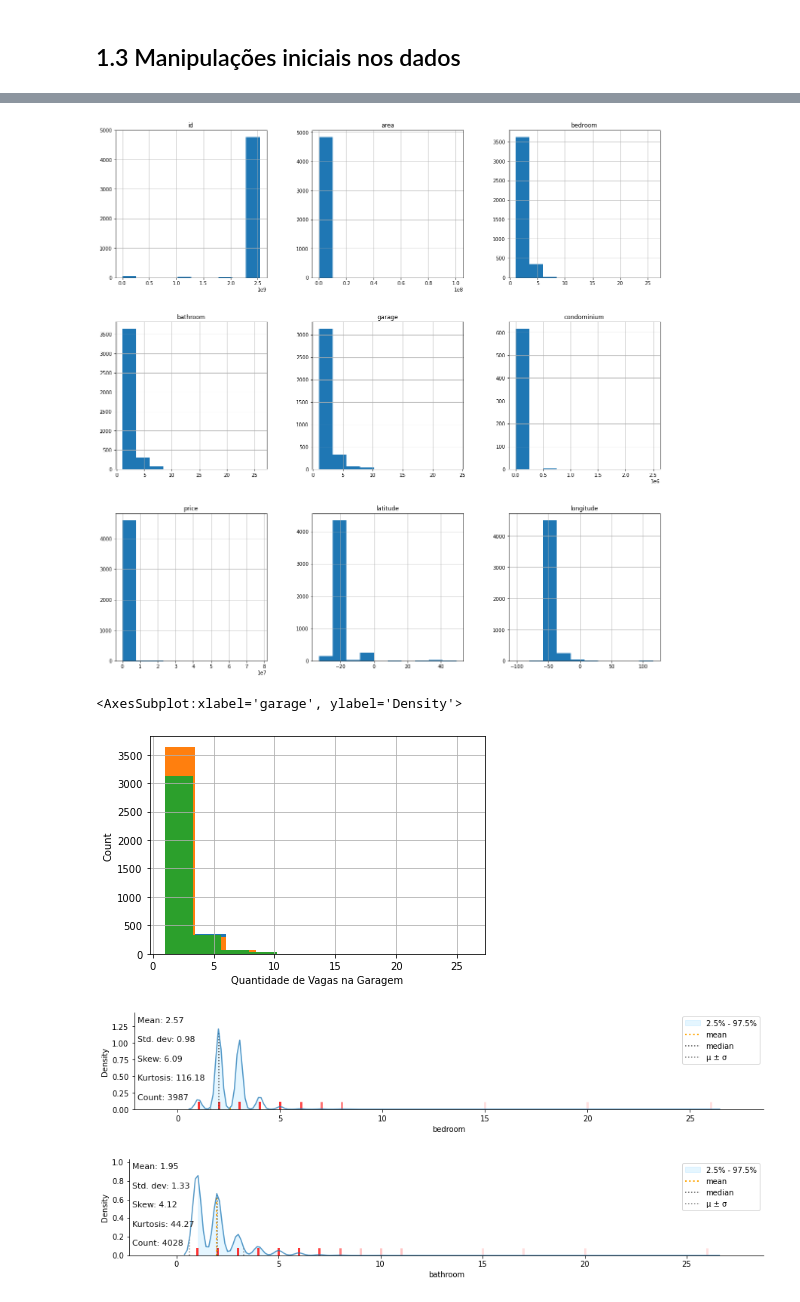
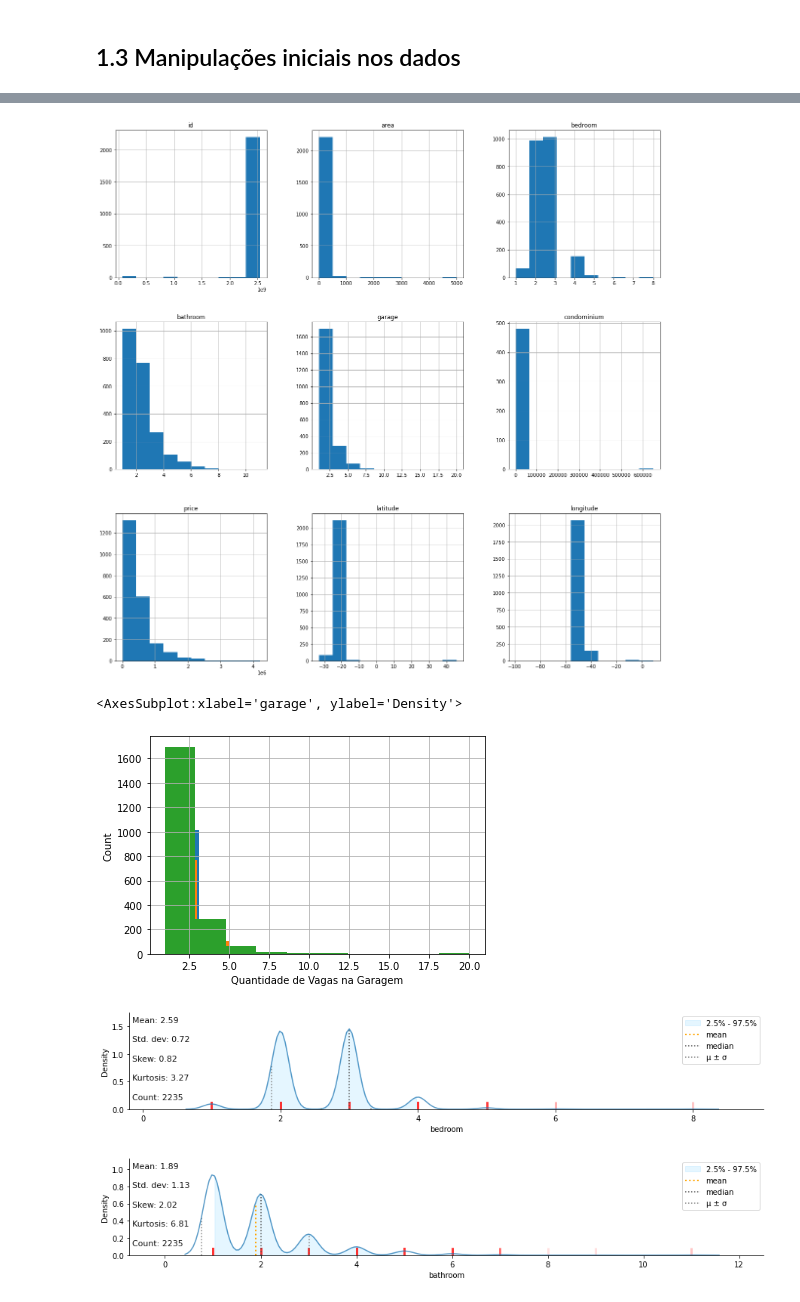
Before and after one commit to VanessaSwerts/imovel-data, a Jupyter notebook: src/model/housing-pricing-calculator.ipynb, the cells around one changed output, grey strips where cells are left out. Drawn from its saved outputs; the diff is of its cells as text; code cells hidden in the pictures.

Commit message:
Enhance ML model to support new filter
- Filter properties by city to use only Poços de Caldas
- Filter property types to use only Apartamento and Casa

```diff
--- a/src/model/housing-pricing-calculator.ipynb
+++ b/src/model/housing-pricing-calculator.ipynb
@@ -108,3 +108,7 @@ dtypes: float64(2), int64(1), object(8)
 memory usage: 415.7+ KB
 # %% [markdown]
 ## 1.3 Manipulações iniciais nos dados
+# %%
+# Criando um novo dataframe que contem apenas os imóveis da cidade de Poços de Caldas
+df_pocos = df[(df['location'].str.contains('Poços de Caldas'))]
+df_pocos.info()
@@ -111,15 +134,15 @@ memory usage: 415.7+ KB
 # %%
 # Convertendo variáveis númericas do datarfame de object para float
 
-converter = functions.ObjectToNumber(df)
+converter = functions.ObjectToNumber(df_pocos)
 
-df['area'] = converter.areaToNumber()
-df['bedroom'] = converter.bedroomToNumber()
-df['bathroom'] = converter.bathroomToNumber()
-df['garage'] = converter.garageToNumber()
-df['condominium'] = converter.condominiumToNumber()
-df['price'] = converter.priceToNumber()
+df_pocos['area'] = converter.areaToNumber()
+df_pocos['bedroom'] = converter.bedroomToNumber()
+df_pocos['bathroom'] = converter.bathroomToNumber()
+df_pocos['garage'] = converter.garageToNumber()
+df_pocos['condominium'] = converter.condominiumToNumber()
+df_pocos['price'] = converter.priceToNumber()
 
-df.info()
+df_pocos.info()
 # %% [output]
 <class 'pandas.core.frame.DataFrame'>
@@ -178 +218,5 @@ ART                         1
 Name: type, Length: 288, dtype: int64
+# %%
+# Pegando apenas os imóveis que tem tipo igual a Casa ou Apartamento
+df_pocos = df_pocos[(df_pocos['type'] == 'Casa') | (df_pocos['type'] == 'Apartamento')]
+df_pocos["type"].value_counts()
@@ -179,32 +227,32 @@ Name: type, Length: 288, dtype: int64
 # %%
-# Configurações de tamanho dos gráficos
+# Configurações relacionadas ao tamanho dos gráficos
 fig = plt.figure(figsize = (20,20))
 ax = fig.gca()
 
 # Visualizando histogramas de todas as variáveis do dataframe
-df.hist(ax=ax)
+df_pocos.hist(ax=ax)
 plt.show()
 
 # Visualizando histogramas das variáveis (features) do dataframe
-df['bedroom'].hist()
+df_pocos['bedroom'].hist()
 plt.xlabel('Quantidade de Quartos')
 plt.ylabel('Count')
 
-df['bathroom'].hist()
+df_pocos['bathroom'].hist()
 plt.xlabel('Quantidade de Banheiros')
 plt.ylabel('Count')
 
-df['garage'].hist()
+df_pocos['garage'].hist()
 plt.xlabel('Quantidade de Vagas na Garagem')
 plt.ylabel('Count')
 
 # Plotando os gráficos utilizando a biblioteca klib
-klib.dist_plot(df['bedroom'])
-klib.dist_plot(df['bathroom'])
-klib.dist_plot(df['garage'])
+klib.dist_plot(df_pocos['bedroom'])
+klib.dist_plot(df_pocos['bathroom'])
+klib.dist_plot(df_pocos['garage'])
 # %% [output]
-[figure, old version]
+[figure, new version]
 <AxesSubplot:xlabel='garage', ylabel='Density'>
-[figure, old version]
+[figure, new version]
-[figure, old version]
+[figure, new version]
-[figure, old version]
+[figure, new version]
```
Also changed, not shown: parts of 7 cells of this notebook.
